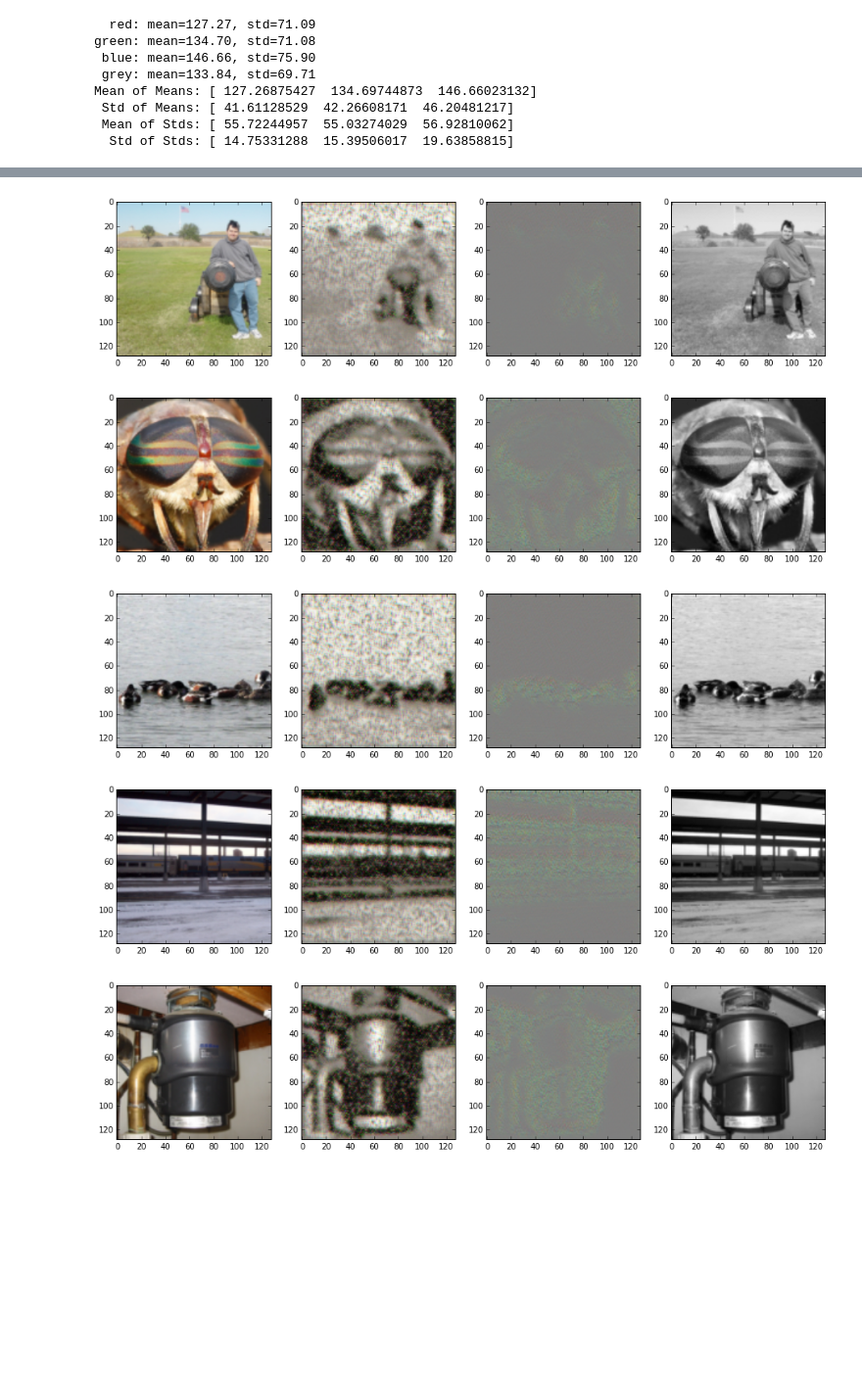
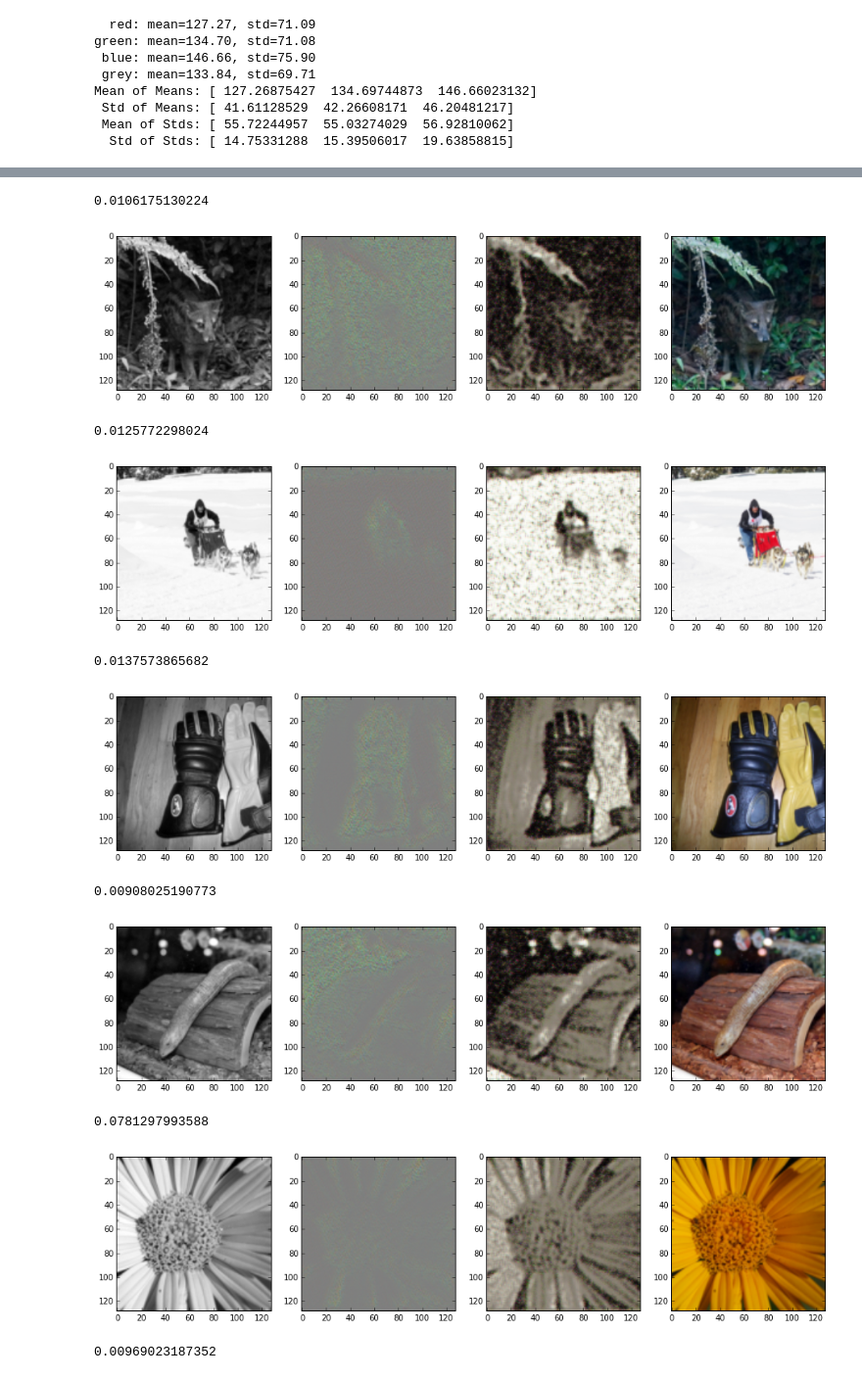
Before and after one commit to jeffschecter/colorize, a Jupyter notebook: Scratch.ipynb, the cells around one changed output, grey strips where cells are left out. Shown at 98% size. Cells and saved outputs as stored; diff of their text form; code cells hidden in the pictures; blank space fills up the shorter version.

```diff
--- a/Scratch.ipynb
+++ b/Scratch.ipynb
@@ -120,5 +122,5 @@ Mean of Means: [ 127.26875427  134.69744873  146.66023132]
 # %%
-loaded_exprs = convnets.LoadSavedNet(convnets.COLORIZER_NET, 128, 128, "COLORIZER_NET-1446762035-1299.npz")
+loaded_exprs = convnets.LoadSavedNet(convnets.COLORIZER_NET, 128, 128, "COLORIZER_NET-1446762035.npz")
 loaded_net = loaded_exprs[0]
 # %%
 evaluator = convnets.Evaluator(*loaded_exprs[3:])
@@ -131,19 +133,26 @@ untrained_exprs = convnets.CreateTheanoExprs(
 untrained_evaluator = convnets.Evaluator(*untrained_exprs[3:])
 # %%
 from matplotlib import cm
-for x in xrange(10):
+for x in xrange(30, 40):
     recon, target = [im.reshape((128, 128, 3)) for im in evaluator(images[x])]
     gray = convnets.Grayscale((target * 255).reshape(1, 128, 128, 3)).reshape(128, 128)
     untrained_recon = untrained_evaluator(images[x])[0].reshape((128, 128, 3))
     fig, (ax0, ax1, ax2, ax3) = plt.subplots(1, 4)
-    ax0.imshow(target)
-    ax1.imshow(recon)
-    ax2.imshow(untrained_recon)
-    ax3.imshow(gray, cmap=cm.gray)
+    print ((target - recon) ** 2).mean()
+    ax3.imshow(target)
+    ax2.imshow(recon)
+    ax1.imshow(untrained_recon)
+    ax0.imshow(gray, cmap=cm.gray)
     plt.show()
 # %% [output]
+0.0106175130224
-[figure, old version]
+[figure, new version]
+0.0125772298024
-[figure, old version]
+[figure, new version]
+0.0137573865682
-[figure, old version]
+[figure, new version]
+0.00908025190773
-[figure, old version]
+[figure, new version]
+0.0781297993588
-[figure, old version]
+[figure, new version]
+0.00969023187352
```
Also changed, not shown: parts of 7 cells of this notebook, 1 other file.
